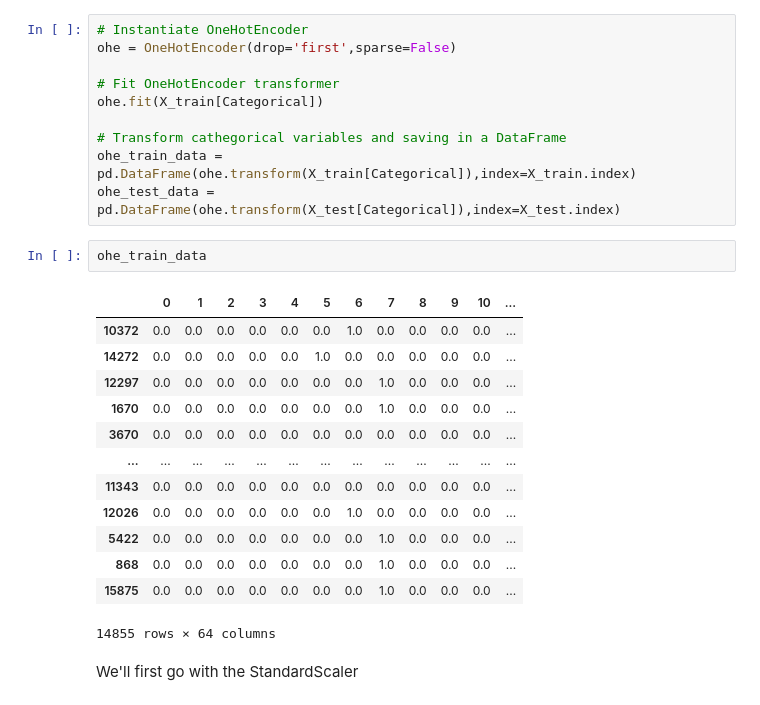
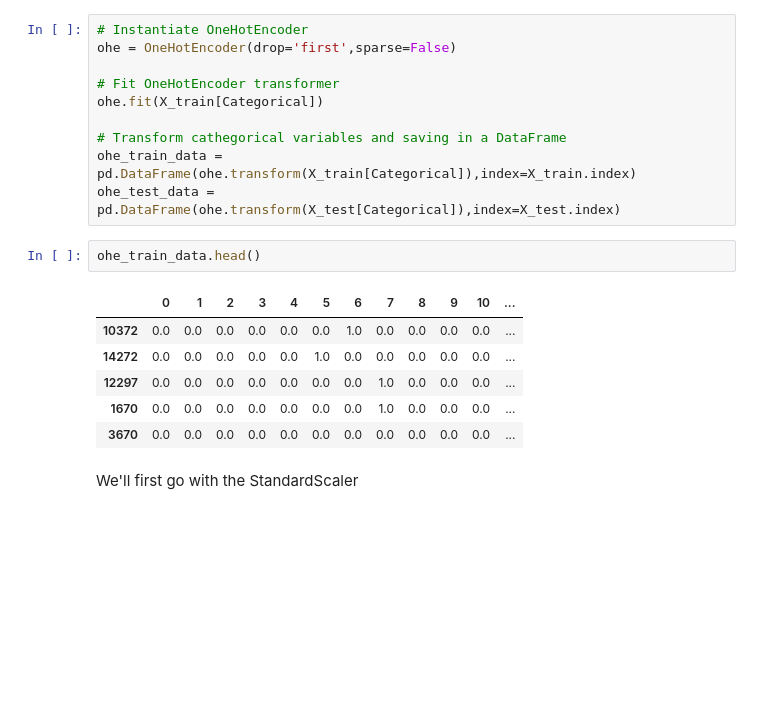
Before and after one commit to omunozsanchezdeloitte/Capstone---Group-3, a Jupyter notebook: Untitled.ipynb, the cells around one changed output. Cells and saved outputs as stored; diff of their text form; blank space fills up the shorter version.

```diff
--- a/Untitled.ipynb
+++ b/Untitled.ipynb
@@ -884,21 +902,14 @@ ohe.fit(X_train[Categorical])
 ohe_train_data = pd.DataFrame(ohe.transform(X_train[Categorical]),index=X_train.index)
 ohe_test_data = pd.DataFrame(ohe.transform(X_test[Categorical]),index=X_test.index)
 # %%
-ohe_train_data
+ohe_train_data.head()
 # %% [output]
 |  | 0 | 1 | 2 | 3 | 4 | 5 | 6 | 7 | 8 | 9 | 10 | ... |
 | 10372 | 0.0 | 0.0 | 0.0 | 0.0 | 0.0 | 0.0 | 1.0 | 0.0 | 0.0 | 0.0 | 0.0 | ... |
 | 14272 | 0.0 | 0.0 | 0.0 | 0.0 | 0.0 | 1.0 | 0.0 | 0.0 | 0.0 | 0.0 | 0.0 | ... |
 | 12297 | 0.0 | 0.0 | 0.0 | 0.0 | 0.0 | 0.0 | 0.0 | 1.0 | 0.0 | 0.0 | 0.0 | ... |
 | 1670 | 0.0 | 0.0 | 0.0 | 0.0 | 0.0 | 0.0 | 0.0 | 1.0 | 0.0 | 0.0 | 0.0 | ... |
 | 3670 | 0.0 | 0.0 | 0.0 | 0.0 | 0.0 | 0.0 | 0.0 | 0.0 | 0.0 | 0.0 | 0.0 | ... |
-| ... | ... | ... | ... | ... | ... | ... | ... | ... | ... | ... | ... | ... |
-| 11343 | 0.0 | 0.0 | 0.0 | 0.0 | 0.0 | 0.0 | 0.0 | 0.0 | 0.0 | 0.0 | 0.0 | ... |
-| 12026 | 0.0 | 0.0 | 0.0 | 0.0 | 0.0 | 0.0 | 1.0 | 0.0 | 0.0 | 0.0 | 0.0 | ... |
-| 5422 | 0.0 | 0.0 | 0.0 | 0.0 | 0.0 | 0.0 | 0.0 | 1.0 | 0.0 | 0.0 | 0.0 | ... |
-| 868 | 0.0 | 0.0 | 0.0 | 0.0 | 0.0 | 0.0 | 0.0 | 1.0 | 0.0 | 0.0 | 0.0 | ... |
-| 15875 | 0.0 | 0.0 | 0.0 | 0.0 | 0.0 | 0.0 | 0.0 | 1.0 | 0.0 | 0.0 | 0.0 | ... |
-14855 rows × 64 columns
 # %% [markdown]
 We'll first go with the StandardScaler
 # %%
```
Also changed, not shown: parts of 12 cells of this notebook.
